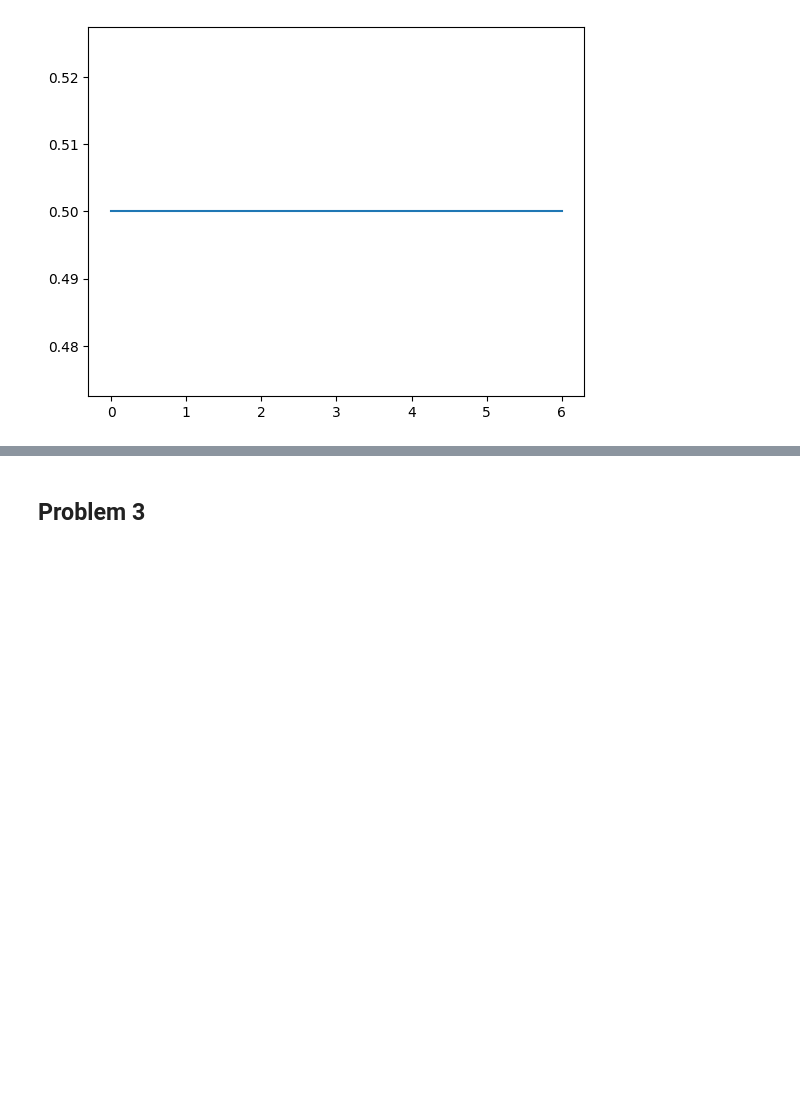
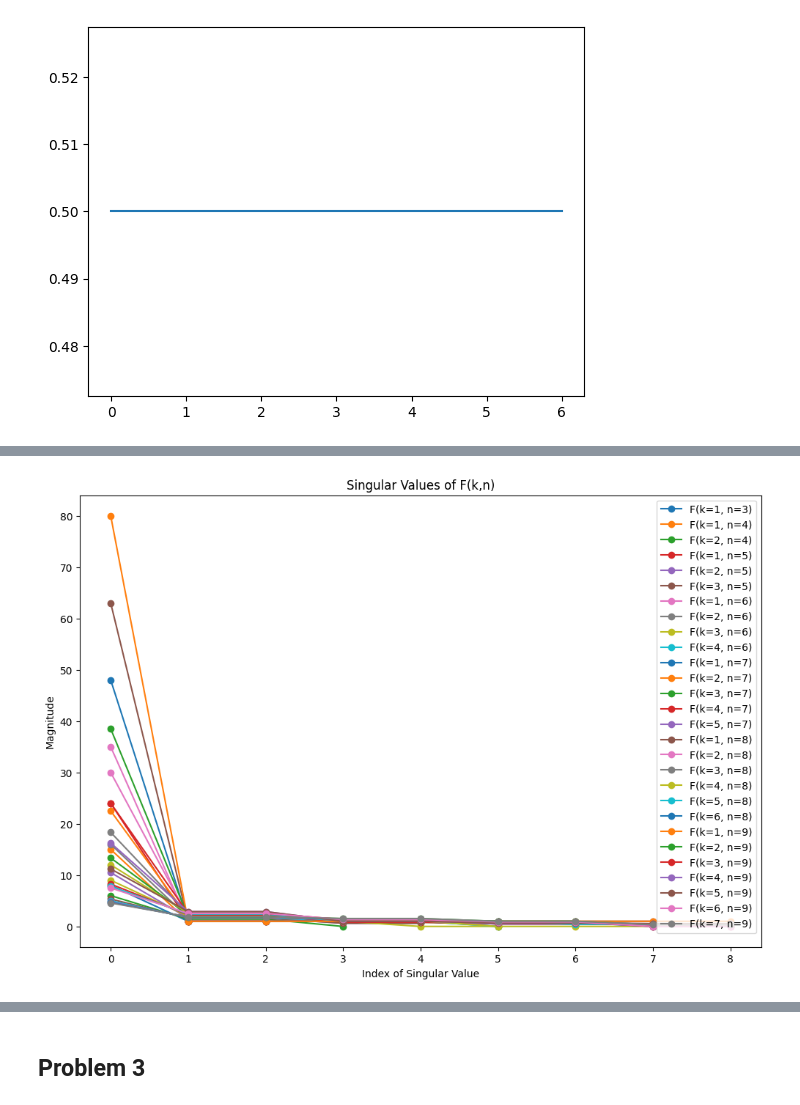
Before and after one commit to syncre02/mcfds, a Jupyter notebook: hw3.ipynb, the cells around one changed output, grey strips where cells are left out. Saved outputs shown, nothing was run; the diff lists cells and outputs as text; code cells hidden in the pictures; blank space fills up the shorter version.

```diff
--- a/hw3.ipynb
+++ b/hw3.ipynb
@@ -134,0 +312,38 @@ plt.plot(x, y)
+# %%
+# define ranges of n and k
+
+
+# plot singular values for different n and k
+fig, ax = plt.subplots(figsize=(12, 8))
+for n in range(1, 10):
+    for k in range(1, n-1):
+        # Make the f0 vector
+        f0 = np.concatenate((np.ones(k), np.zeros(n-k)))
+
+        # Calculate the centered vector
+        for i in range (n):
+            f0[i] = f0[i] - n/k
+
+        # Create the fmatrix
+        fMatrix = []
+        for i in range(n):
+            fi = np.roll(f0, i)
+            fMatrix.append(fi)
+
+        F = np.column_stack(fMatrix)
+
+        # compute singular values of F
+        U, S, V = np.linalg.svd(F)
+
+        # plot singular values
+        ax.plot(S, 'o-', label="F(k={}, n={})".format(k, n))
+
+# Set Plot Tittle and Labels
+ax.set_title("Singular Values of F(k,n)")
+ax.set_xlabel("Index of Singular Value")
+ax.set_ylabel("Magnitude")
+ax.legend()
+
+plt.show()
+# %% [output]
+[figure, added]
```
Also changed, not shown: parts of 15 cells of this notebook.
